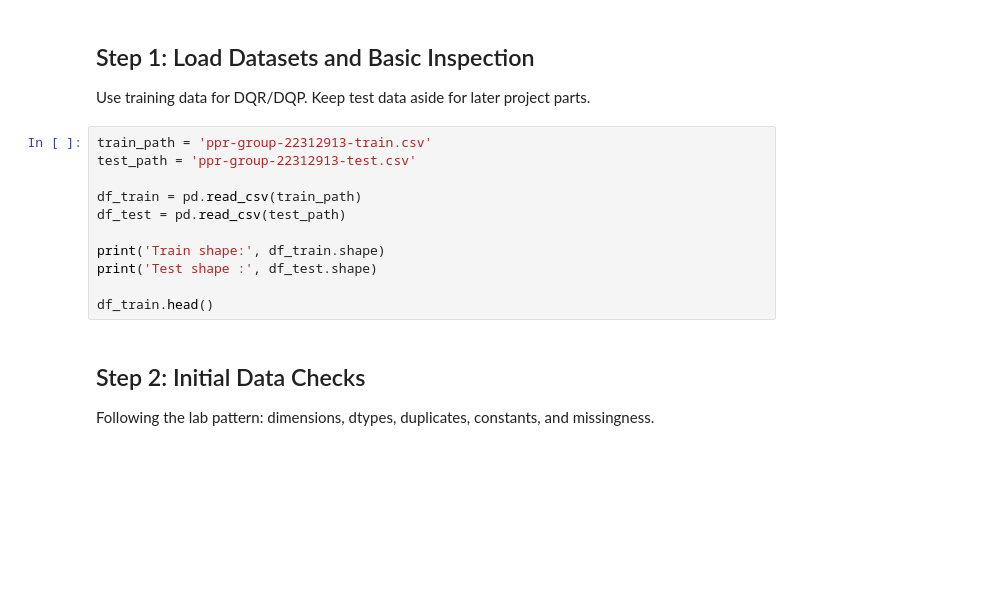
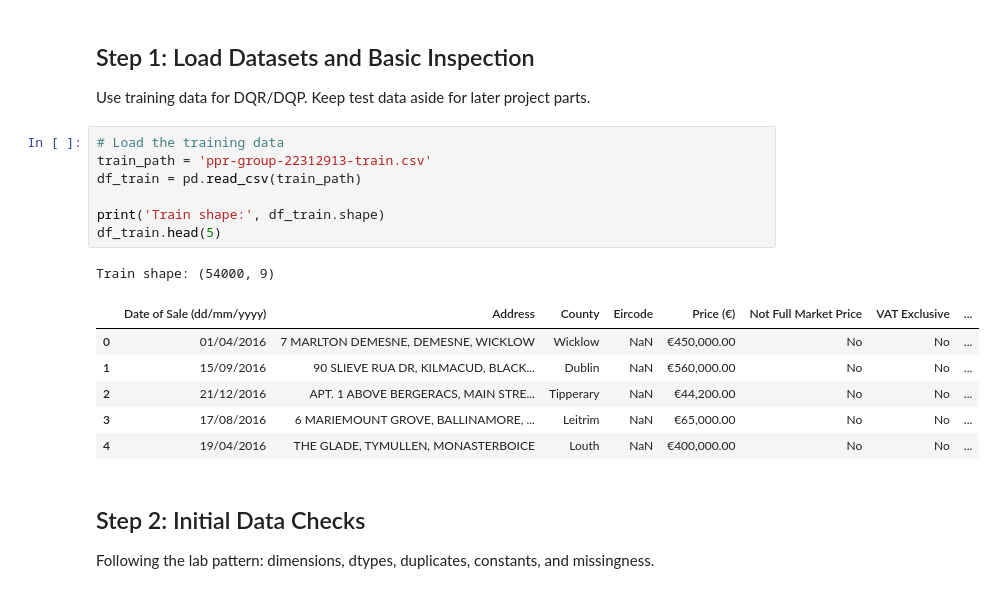
Before and after one commit to emmettpquinn/Data-Analytics-Group, a Jupyter notebook: tester.ipynb, the cells around one changed output. Cells and saved outputs as stored; diff of their text form; blank space fills up the shorter version.

```diff
--- a/tester.ipynb
+++ b/tester.ipynb
@@ -36,16 +51,20 @@ pd.set_option('display.float_format', '{:,.2f}'.format)
 ## Step 1: Load Datasets and Basic Inspection
 Use training data for DQR/DQP. Keep test data aside for later project parts.
 # %%
+# Load the training data
 train_path = 'ppr-group-22312913-train.csv'
-test_path = 'ppr-group-22312913-test.csv'
-
 df_train = pd.read_csv(train_path)
-df_test = pd.read_csv(test_path)
 
 print('Train shape:', df_train.shape)
-print('Test shape :', df_test.shape)
-
-df_train.head()
+df_train.head(5)
+# %% [output]
+Train shape: (54000, 9)
+|  | Date of Sale (dd/mm/yyyy) | Address | County | Eircode | Price (€) | Not Full Market Price | VAT Exclusive | ... |
+| 0 | 01/04/2016 | 7 MARLTON DEMESNE, DEMESNE, WICKLOW | Wicklow | NaN | €450,000.00 | No | No | ... |
+| 1 | 15/09/2016 | 90 SLIEVE RUA DR, KILMACUD, BLACK... | Dublin | NaN | €560,000.00 | No | No | ... |
+| 2 | 21/12/2016 | APT. 1 ABOVE BERGERACS, MAIN STRE... | Tipperary | NaN | €44,200.00 | No | No | ... |
+| 3 | 17/08/2016 | 6 MARIEMOUNT GROVE, BALLINAMORE, ... | Leitrim | NaN | €65,000.00 | No | No | ... |
+| 4 | 19/04/2016 | THE GLADE, TYMULLEN, MONASTERBOICE | Louth | NaN | €400,000.00 | No | No | ... |
 # %% [markdown]
 ## Step 2: Initial Data Checks
 Following the lab pattern: dimensions, dtypes, duplicates, constants, and missingness.
```
Also changed, not shown: parts of 18 cells of this notebook.
